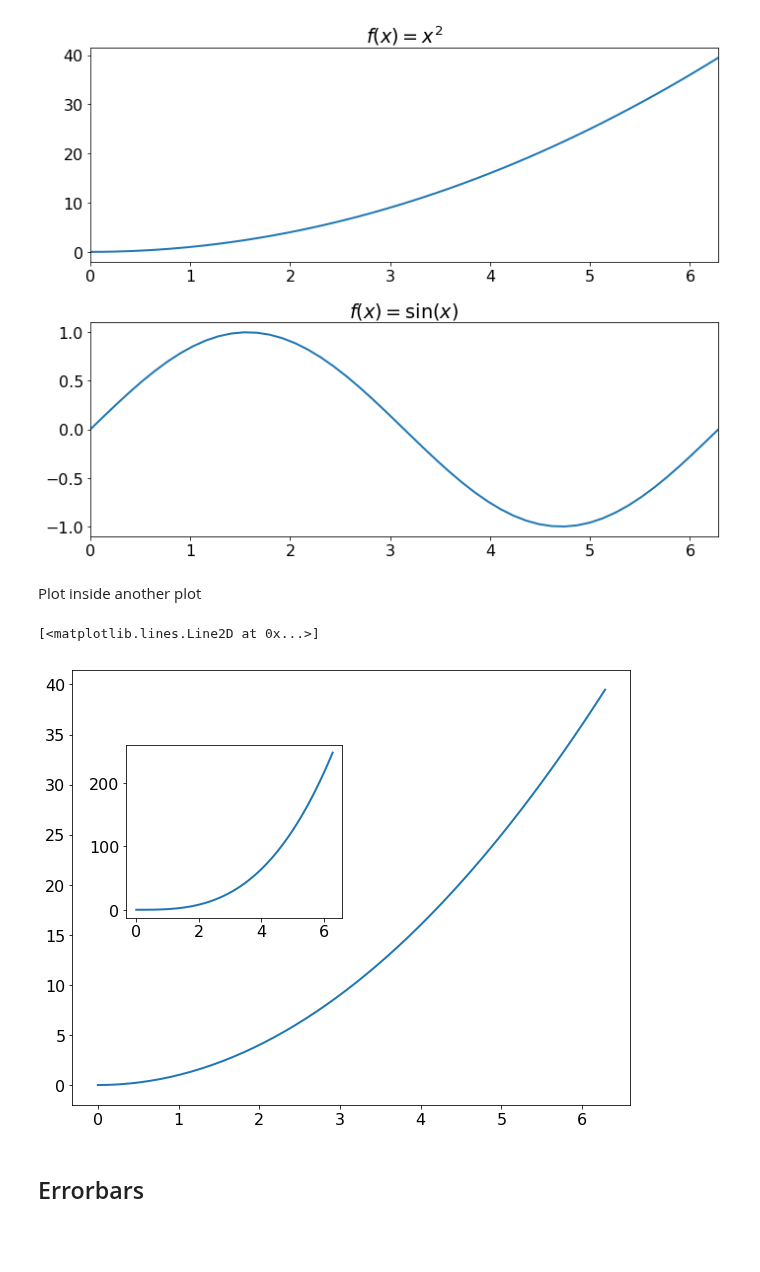
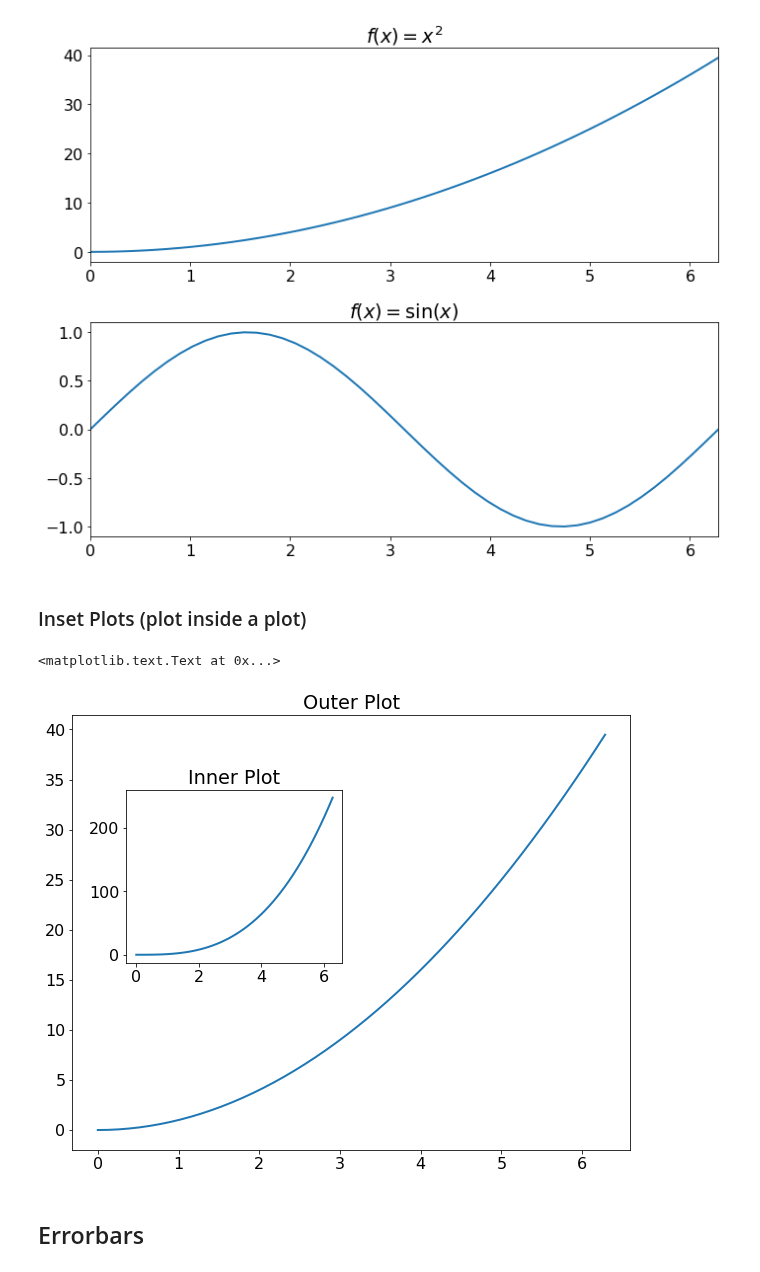
Before and after one commit to Python4AstronomersAndParticlePhysicists/PythonWorkshop-ICE, a Jupyter notebook: notebooks/05_01_matplotlib.ipynb, the cells around one changed output. Saved outputs shown, nothing was run; the diff lists cells and outputs as text; code cells hidden in the pictures; blank space fills up the shorter version.

Commit message:
Minor edits to the matplotlib notebook; translated a few German bits to English; added a few comments here and there.

```diff
--- a/notebooks/05_01_matplotlib.ipynb
+++ b/notebooks/05_01_matplotlib.ipynb
@@ -171,16 +174,18 @@ plt.tight_layout()
 # %% [output]
 [figure]
-# %% [markdown]
-Plot inside another plot
+# %% [markdown]
+### Inset Plots (plot inside a plot)
 # %%
 plt.plot(x, x**2)
+plt.title("Outer Plot")
 
 # axes coordinates: (0,0) is lower left, (1,1) upper right
 plt.axes([0.2, 0.45, 0.3, 0.3])
 plt.plot(x, x**3)
+plt.title("Inner Plot")
 # %% [output]
-[<matplotlib.lines.Line2D at 0x...>]
+<matplotlib.text.Text at 0x...>
-[figure, old version]
+[figure, new version]
 # %% [markdown]
 ## Errorbars
 # %%
```
Also changed, not shown: parts of 29 cells of this notebook.
